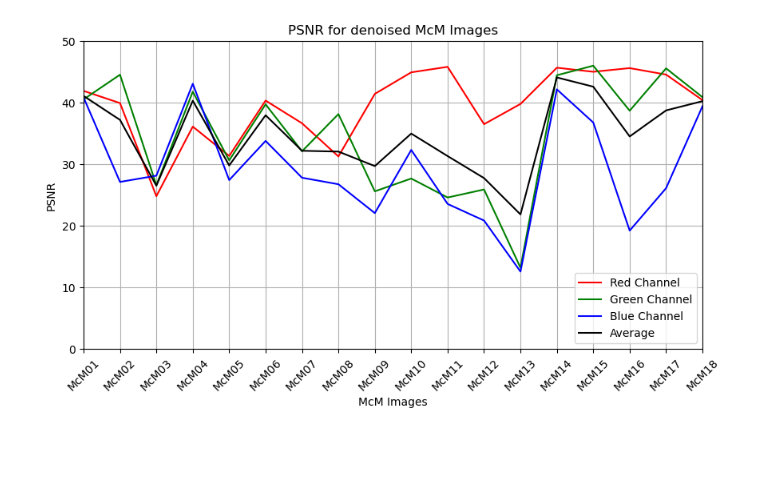
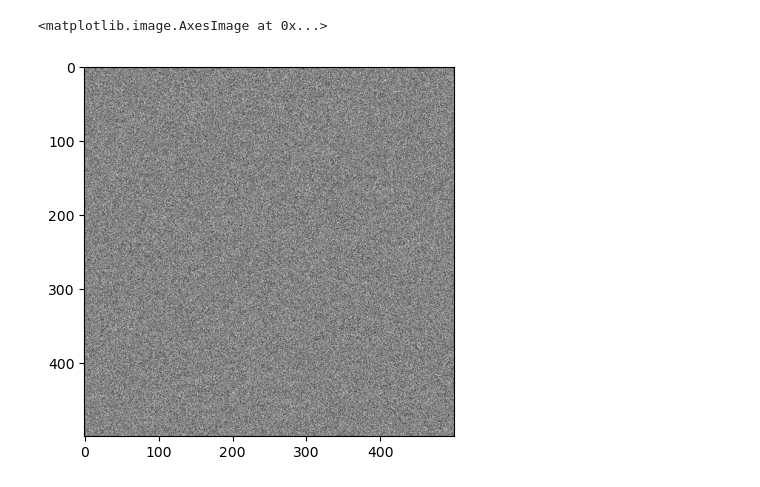
Before and after one commit to SJTUYoimiya/course-project, a Jupyter notebook: Codes/test.ipynb, the cells around one changed output. Cells and saved outputs as stored; diff of their text form; code cells hidden in the pictures; blank space fills up the shorter version.

```diff
--- a/Codes/test.ipynb
+++ b/Codes/test.ipynb
@@ -26,19 +5,0 @@ df
-# %%
-fig, ax = plt.subplots(figsize=(10, 5))
-
-ax.plot(df['r'], color='red', label='Red Channel')
-ax.plot(df['g'], color='green', label='Green Channel')
-ax.plot(df['b'], color='blue', label='Blue Channel')
-ax.plot(df['rgb'], color='black', label='Average')
-
-ax.set(ylim=(0, 50), ylabel='PSNR')
-ax.set(xlim=(0, 17), xlabel='McM Images')
-ax.set_xticks(df['image'].index, df['image'].values)
-ax.set_title('PSNR for denoised McM Images')
-ax.tick_params(axis='x', rotation=45)
-
-ax.grid()
-ax.legend(loc='lower right')
-plt.show()
-# %% [output]
-[figure, removed]
@@ -44,0 +10,11 @@ plt.show()
+# %%
+img = plt.imread('../Images/McM images/McM13.tif') / 255
+img = img[:, :, 1]
+
+img_noisy = File('../Images/McM images/McM13_noise.mat')
+img_noisy = [_.T / 255 for _ in img_noisy['u_n']]
+img_noisy = img_noisy[1]
+plt.imshow(img_noisy - img, cmap='gray')
+# %% [output]
+<matplotlib.image.AxesImage at 0x...>
+[figure, added]
```
Also changed, not shown: parts of 10 cells of this notebook, 42 other files.
